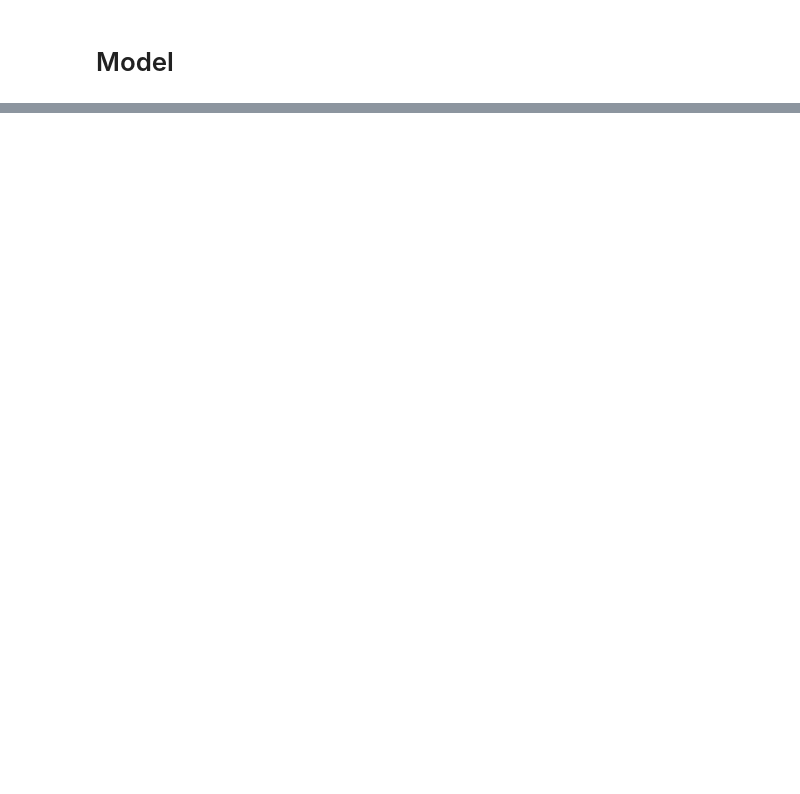
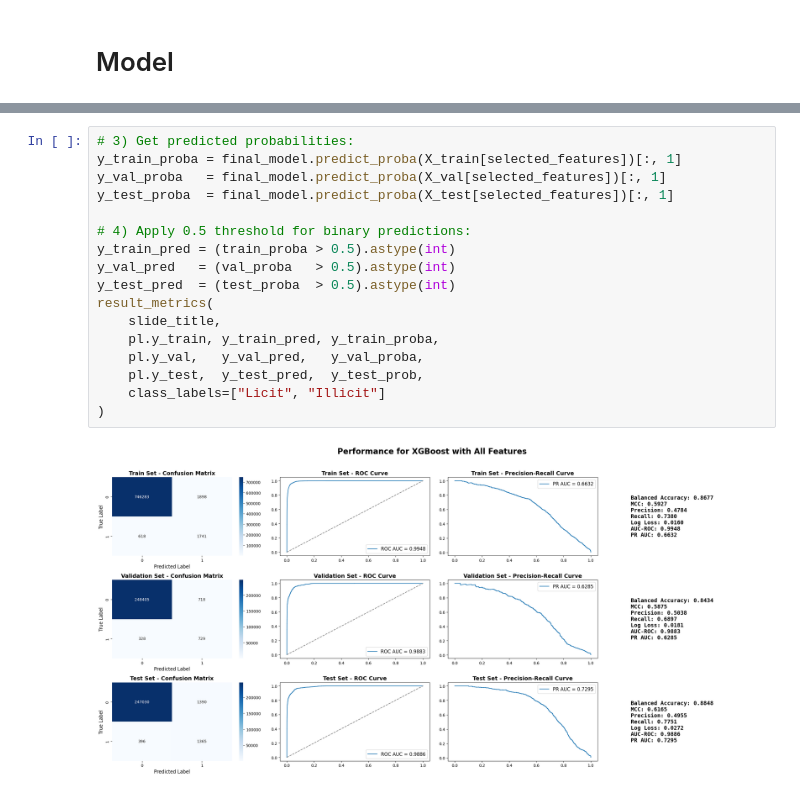
Before and after one commit to engie4800/dsi-capstone-spring-2025-TD-anti-money-laundering, a Jupyter notebook: Code/notebooks/Sophie/example_catboost.ipynb, the cells around one changed output, grey strips where cells are left out. Drawn from its saved outputs; the diff is of its cells as text; blank space fills up the shorter version.

```diff
--- a/Code/notebooks/Sophie/example_catboost.ipynb
+++ b/Code/notebooks/Sophie/example_catboost.ipynb
@@ -139,0 +681,19 @@ pl.numerical_scaling(numerical_features=['timestamp_scaled','sent_amount_usd'])
+# %%
+# 3) Get predicted probabilities:
+y_train_proba = final_model.predict_proba(X_train[selected_features])[:, 1]
+y_val_proba   = final_model.predict_proba(X_val[selected_features])[:, 1]
+y_test_proba  = final_model.predict_proba(X_test[selected_features])[:, 1]
+
+# 4) Apply 0.5 threshold for binary predictions:
+y_train_pred = (train_proba > 0.5).astype(int)
+y_val_pred   = (val_proba   > 0.5).astype(int)
+y_test_pred  = (test_proba  > 0.5).astype(int)
+result_metrics(
+    slide_title,
+    pl.y_train, y_train_pred, y_train_proba,
+    pl.y_val,   y_val_pred,   y_val_proba,
+    pl.y_test,  y_test_pred,  y_test_prob,
+    class_labels=["Licit", "Illicit"]
+)
+# %% [output]
+[figure, added]
```
Also changed, not shown: parts of 31 cells of this notebook, 1 other file.
